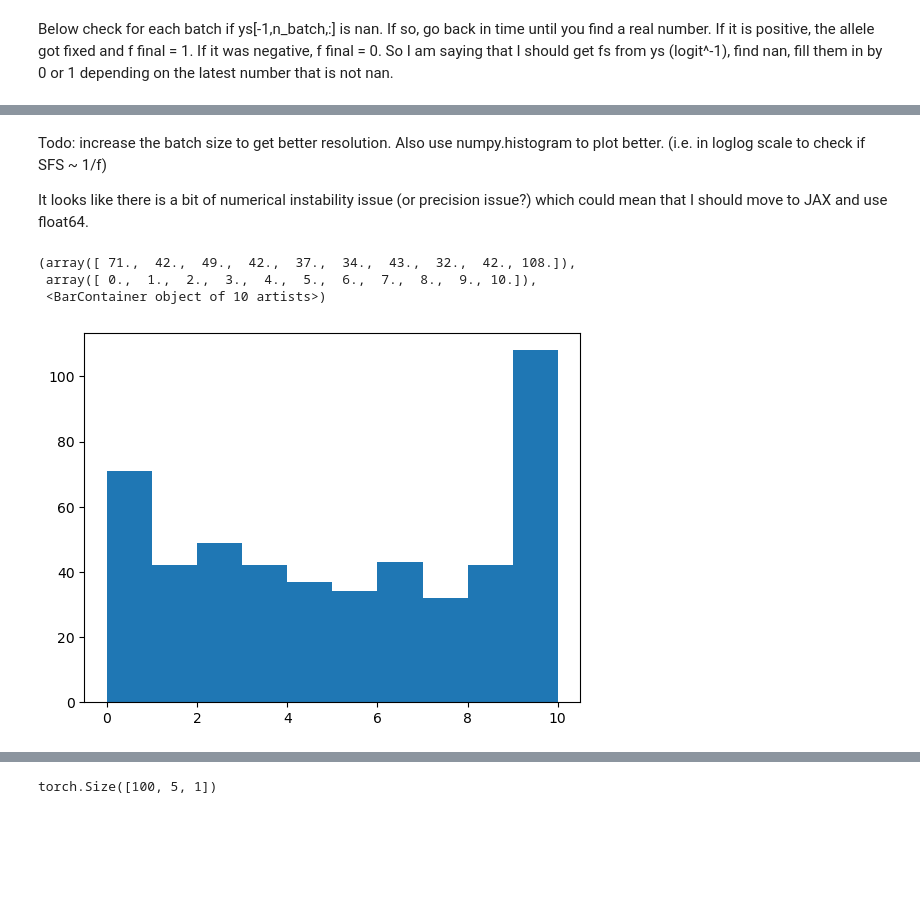
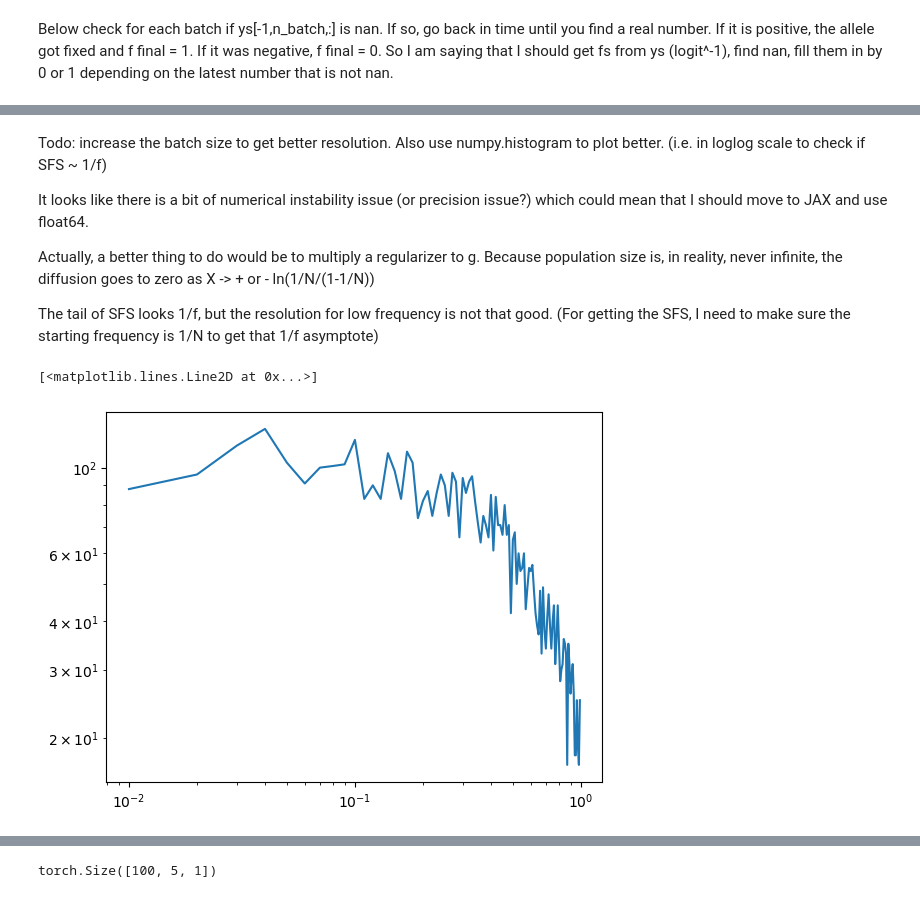
Before and after one commit to jiseonmin/torchsde, a Jupyter notebook: allele_freq_diffusion/demo.ipynb, the cells around one changed output, grey strips where cells are left out. Cells and saved outputs as stored; diff of their text form; code cells hidden in the pictures; blank space fills up the shorter version.

```diff
--- a/allele_freq_diffusion/demo.ipynb
+++ b/allele_freq_diffusion/demo.ipynb
@@ -138,17 +140,20 @@ True
 # %%
 
 # Get the final time allele frequency spectrum.
-nsample = 10
+nsample = 100
 xs = torch.distributions.Binomial(nsample, probs=fs[-1,:,:]).sample()
 # %% [markdown]
 Todo: increase the batch size to get better resolution. Also use numpy.histogram to plot better. (i.e. in loglog scale to check if SFS ~ 1/f)
 
 It looks like there is a bit of numerical instability issue (or precision issue?) which could mean that I should move to JAX and use float64.
+
+Actually, a better thing to do would be to multiply a regularizer to g. Because population size is, in reality, never infinite, the diffusion goes to zero as X ->  + or - ln(1/N/(1-1/N))
+
+The tail of SFS looks 1/f, but the resolution for low frequency is not that good.
+(For getting the SFS, I need to make sure the starting frequency is 1/N to get that 1/f asymptote)
-# %%
-plt.hist(xs.numpy())
-# %% [output]
-(array([ 71.,  42.,  49.,  42.,  37.,  34.,  43.,  32.,  42., 108.]),
- array([ 0.,  1.,  2.,  3.,  4.,  5.,  6.,  7.,  8.,  9., 10.]),
- <BarContainer object of 10 artists>)
-[figure, removed]
+# %%
+plt.loglog(np.arange(1,nsample)/nsample, np.histogram(xs, bins=np.arange(nsample) + 0.5)[0])
+# %% [output]
+[<matplotlib.lines.Line2D at 0x...>]
+[figure, added]
 # %%
```
Also changed, not shown: parts of 10 cells of this notebook.
